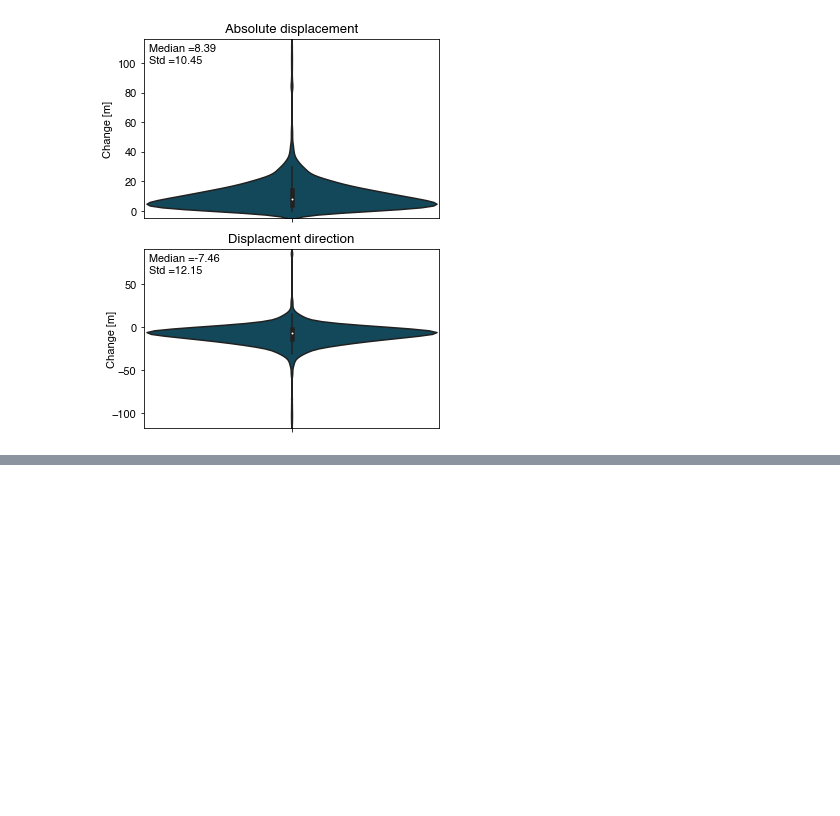
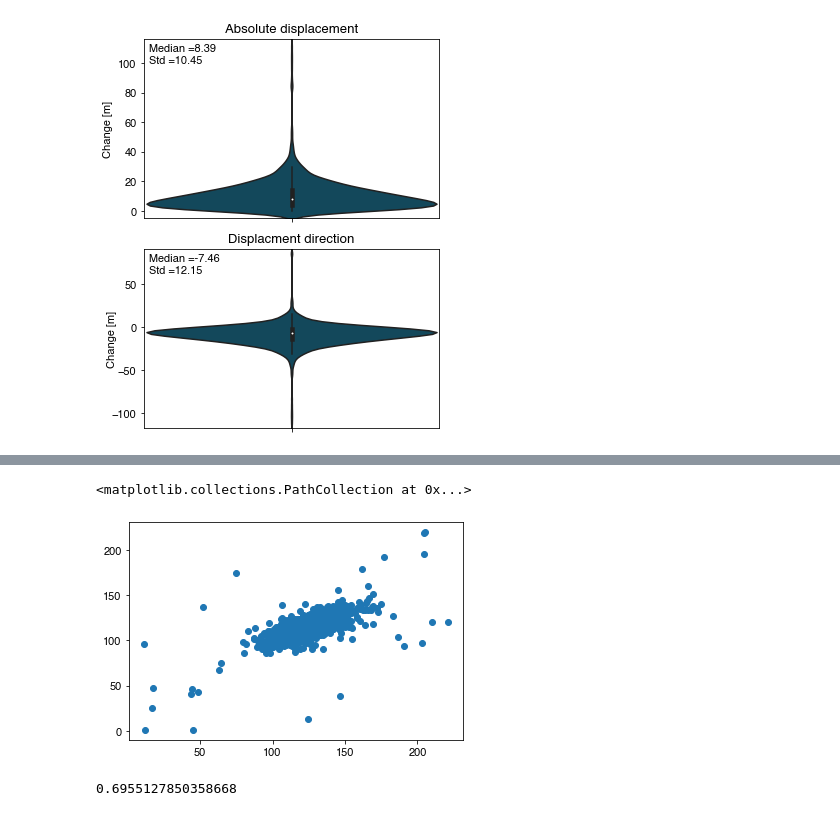
Before and after one commit to ronjalappe/VN_coastline_dynamics, a Jupyter notebook: Da_Nang_validation.ipynb, the cells around one changed output, grey strips where cells are left out. Saved outputs shown, nothing was run; the diff lists cells and outputs as text; code cells hidden in the pictures; blank space fills up the shorter version.

Commit message:
validation

```diff
--- a/Da_Nang_validation.ipynb
+++ b/Da_Nang_validation.ipynb
@@ -206,8 +205,17 @@ fig.savefig(os.path.join(plot_dir,"Validation_stats2"), dpi=400)
 [figure]
 # %%
 # could I calculate an R2 of both shorelines?
-y = intersections[intersections.year == "RapidEye"].geometry#dist_to_transect_origin
-x = intersections[intersections.year == "Landsat8"].geometry[:-1]#dist_to_transect_origin[:-1]
+intersections = gpd.read_file(os.path.join(os.getcwd(),"shared_data/validation/validation_intersections"))
+intersections_select = []
+t_idx = intersections.transect_id.unique().tolist()
+for t in t_idx:
+    inter = intersections[intersections.transect_id == t]
+    if len(inter) == 2:
+        intersections_select.append(inter)
+gdf = pd.concat(intersections_select)
+
+x = gdf[gdf.year == "RapidEye"].dist_to_transect_origin
+y = gdf[gdf.year == "Landsat8"].dist_to_transect_origin
 correlation_matrix = np.corrcoef(x, y)
 correlation_xy = correlation_matrix[0,1]
 r_squared = correlation_xy**2
@@ -227,0 +225,13 @@ plt.plot(range(len(validation_change)),validation_change.change)
+# %%
+plt.scatter(x,y)
+# %% [output]
+<matplotlib.collections.PathCollection at 0x...>
+[figure, added]
+# %%
+from scipy import stats
+np.cov(x,y)
+p = np.cov(x, y) / (np.std(x) * np.std(y))
+corr, _ = stats.pearsonr(x, y)
+corr
+# %% [output]
+0.6955127850358668
```
Also changed, not shown: parts of 6 cells of this notebook, 2 other files.
